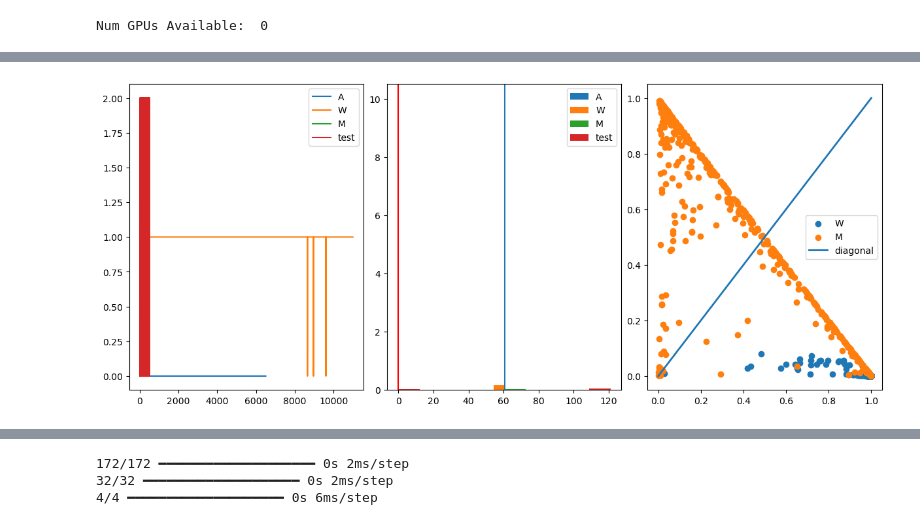
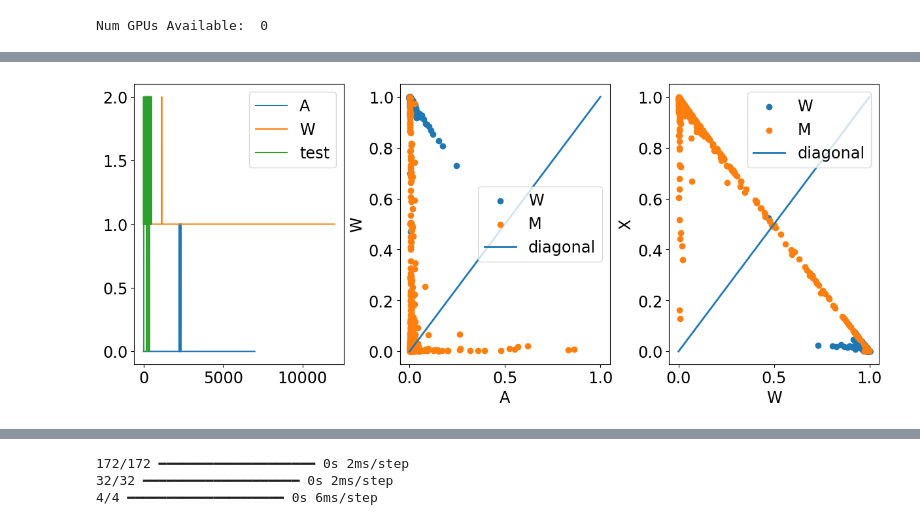
Before and after one commit to akalinow/RPi, a Jupyter notebook: FaceRecognition/FaceRecognition.ipynb, the cells around one changed output, grey strips where cells are left out. Cells and saved outputs as stored; diff of their text form; code cells hidden in the pictures.

```diff
--- a/FaceRecognition/FaceRecognition.ipynb
+++ b/FaceRecognition/FaceRecognition.ipynb
@@ -151,44 +204,30 @@ feature_extractor = keras.Model(
 
 response_A = np.argmax(model.predict(features_A), axis=1)
 response_W =  np.argmax(model.predict(features_W), axis=1)
-response_M =  np.argmax(model.predict(features_M), axis=1)
-response_test =  2*(model.predict(features_test)[:,2]>0.2)
+response_test =  np.argmax(model.predict(features_test), axis=1)
 
 features_2D_A = model.predict(features_A)
 features_2D_W = model.predict(features_W)
 features_2D_test = model.predict(features_test)
-features_2D_M =  model.predict(features_test)
 
 fig, axes = plt.subplots(1,3,layout='constrained', figsize = (12,5))
 
 axes[0].plot(response_A[:], label="A")
 axes[0].plot(response_W[:], label="W")
-axes[0].plot(response_M[:], label="M")
 axes[0].plot(response_test[:], label="test")
 axes[0].legend();
 
-sigma_A = response_A.std()
-sigma_W = response_W.std()
-sigma_M = response_test.std()
-
-sigma = np.sqrt(sigma_A**2 + sigma_W**2)
-distance = np.mean(response_A/sigma) - np.mean(response_W/sigma)
-axes[1].hist(response_A[:]/sigma, density=True, label="A")
-axes[1].hist(response_W[:]/sigma, density=True, label="W")
-axes[1].hist(response_M[:]/sigma, density=True, label="M")
-axes[1].hist(response_test[:]/sigma, density=True, label="test")
-axes[1].axvline(x=np.mean(response_A/sigma),color="red")
-axes[1].axvline(x=np.mean(response_W/sigma))
+axes[1].scatter(features_2D_W[:,0], features_2D_W[:,1], label="W")
+axes[1].scatter(features_2D_test[:,0], features_2D_test[:,1], label="M")
+axes[1].plot([0,1], [0,1], lw=2, label="diagonal")
+axes[1].set_xlabel('A')
+axes[1].set_ylabel('W')
 axes[1].legend();
 
-print(colored("A width:","blue"),sigma_A)
-print(colored("W width:","blue"),sigma_W)
-print(colored("test width:","blue"),sigma_M)
-print(colored("A-W distance:","blue"),np.abs(distance))
-
-#axes[2].scatter(features_2D_A[:,0], features_2D_A[:,1], label="A")
 axes[2].scatter(features_2D_W[:,1], features_2D_W[:,2], label="W")
-axes[2].scatter(features_2D_M[:,1], features_2D_M[:,2], label="M")
+axes[2].scatter(features_2D_test[:,1], features_2D_test[:,2], label="M")
 axes[2].plot([0,1], [0,1], lw=2, label="diagonal")
+axes[2].set_xlabel('W')
+axes[2].set_ylabel('X')
 axes[2].legend();
 # %% [output]
@@ -207 +240 @@ A-W distance: 60.544749290641775
-[figure, old version]
+[figure, new version]
```
Also changed, not shown: parts of 9 cells of this notebook, 3 other files.
